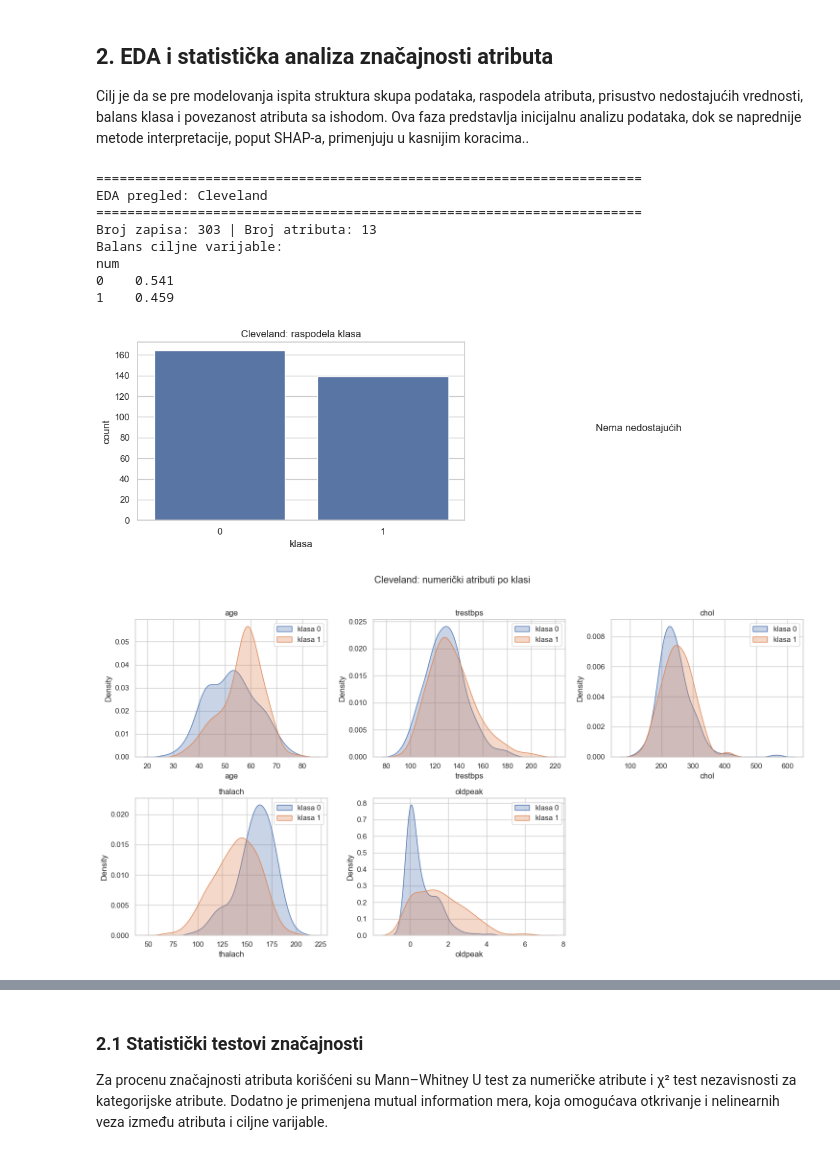
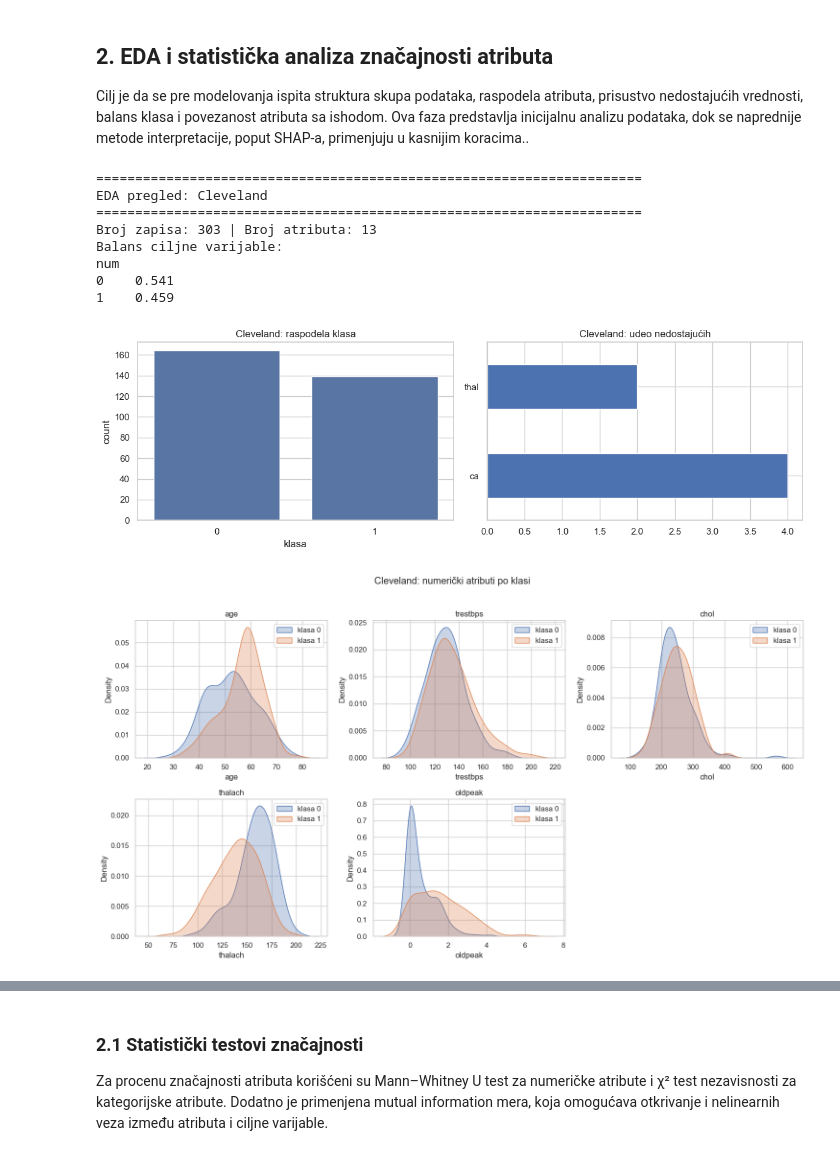
Before and after one commit to nvndjukin97/SIAP, a Jupyter notebook: notebooks/SIAP_predikcija_srcanog_udara.ipynb, the cells around one changed output, grey strips where cells are left out. Saved outputs shown, nothing was run; the diff lists cells and outputs as text; code cells hidden in the pictures.

```diff
--- a/notebooks/SIAP_predikcija_srcanog_udara.ipynb
+++ b/notebooks/SIAP_predikcija_srcanog_udara.ipynb
@@ -263,7 +263,7 @@ def eda_overview(X, y, num_cols, cat_cols, name=""):
     ax[0].set_xlabel("klasa")
 
     # Nedostajuće vrednosti
-    miss = X[num_cols + cat_cols].isna().mean().sort_values(ascending=False)
+    miss = X[num_cols + cat_cols].isna().sum().sort_values(ascending=False)
     miss = miss[miss > 0]
     if len(miss) > 0:
         miss.plot(kind="barh", ax=ax[1])
@@ -295,18 +295,17 @@ def eda_overview(X, y, num_cols, cat_cols, name=""):
     plt.tight_layout()
     plt.show()
 # %%
-eda_overview(X_cl, y_cl, num_cols_cl, num_cols_cl + [], name="Cleveland")
-# napomena: za KDE prikaz koristimo samo numeričke; kategorijske gledamo statistički ispod
+eda_overview(X_cl, y_cl, num_cols_cl, cat_cols_cl, name="Cleveland")
 # %% [output]
 ======================================================================
 EDA pregled: Cleveland
 ======================================================================
 Broj zapisa: 303 | Broj atributa: 13
 Balans ciljne varijable:
 num
 0    0.541
 1    0.459
-[figure, old version]
+[figure, new version]
 [figure]
 # %%
 if X_fr is not None:
```
Also changed, not shown: parts of 1 cell of this notebook, 3 other files.
